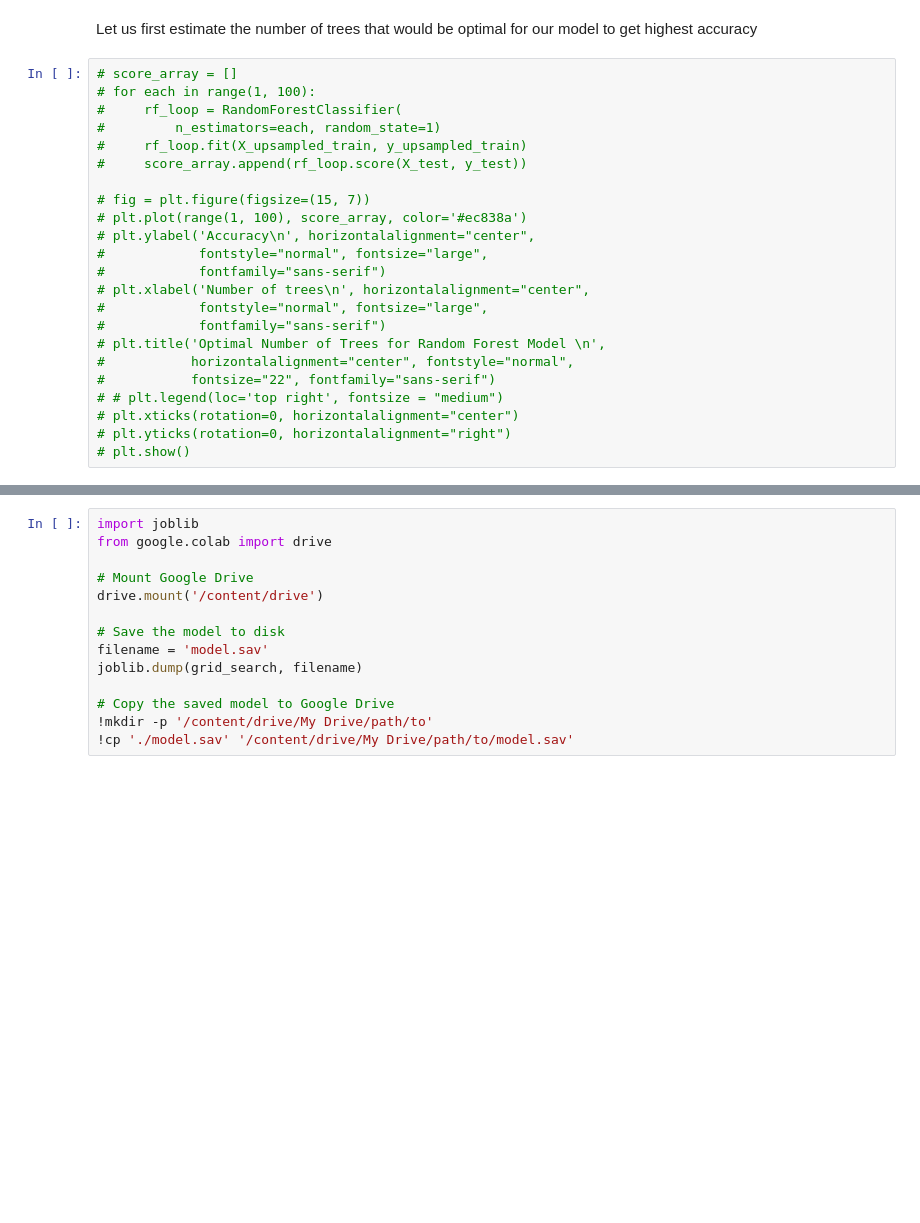
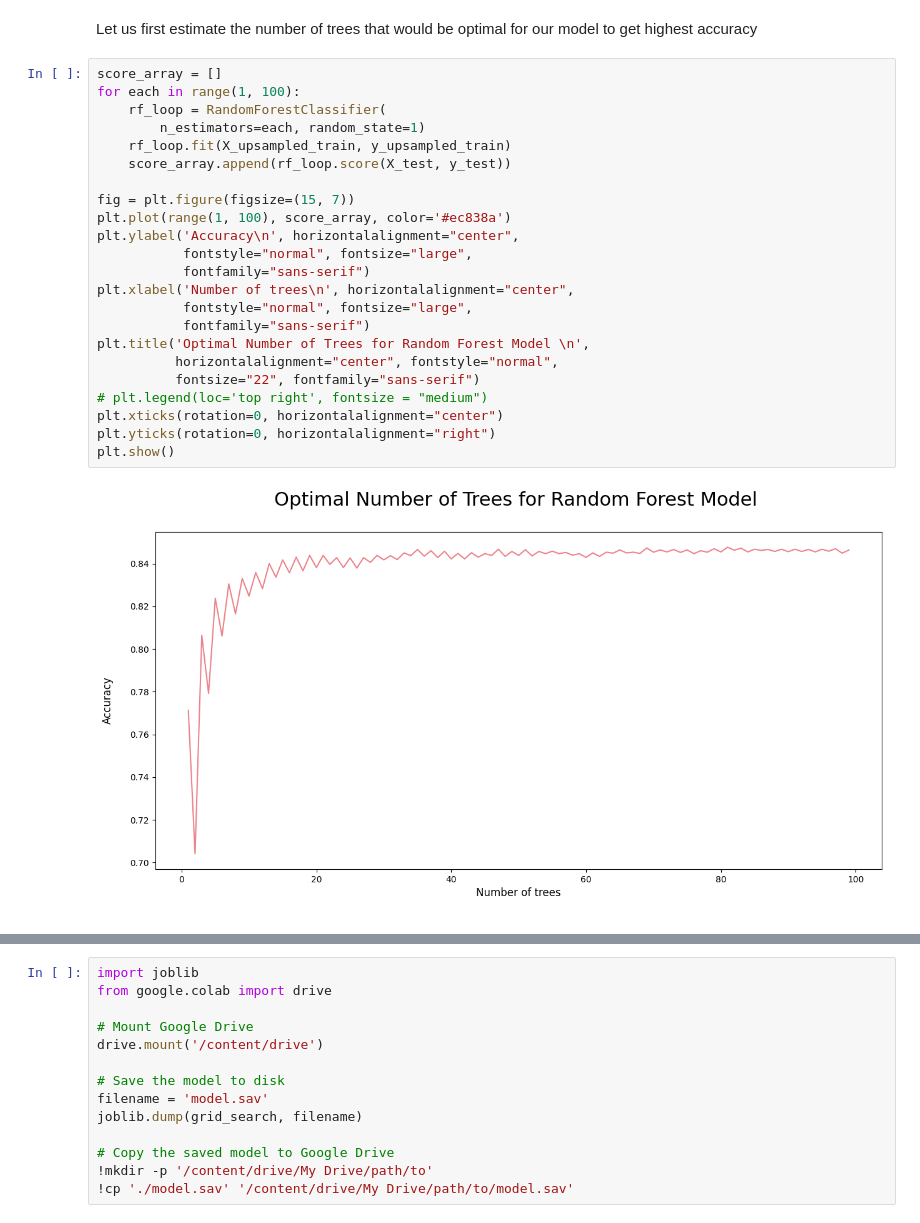
Before and after one commit to marcv12/startup_success_prediction, a Jupyter notebook: startup_predictor.ipynb, the cells around one changed output, grey strips where cells are left out. Drawn from its saved outputs; the diff is of its cells as text; blank space fills up the shorter version.

```diff
--- a/startup_predictor.ipynb
+++ b/startup_predictor.ipynb
@@ -1020,28 +1002,30 @@ Vanilla models comparison Upsampled
 # %% [markdown]
 Let us first estimate the number of trees that would be optimal for our model to get highest accuracy
 # %%
-# score_array = []
-# for each in range(1, 100):
-#     rf_loop = RandomForestClassifier(
-#         n_estimators=each, random_state=1)
-#     rf_loop.fit(X_upsampled_train, y_upsampled_train)
-#     score_array.append(rf_loop.score(X_test, y_test))
+score_array = []
+for each in range(1, 100):
+    rf_loop = RandomForestClassifier(
+        n_estimators=each, random_state=1)
+    rf_loop.fit(X_upsampled_train, y_upsampled_train)
+    score_array.append(rf_loop.score(X_test, y_test))
 
-# fig = plt.figure(figsize=(15, 7))
-# plt.plot(range(1, 100), score_array, color='#ec838a')
-# plt.ylabel('Accuracy\n', horizontalalignment="center",
-#            fontstyle="normal", fontsize="large",
-#            fontfamily="sans-serif")
-# plt.xlabel('Number of trees\n', horizontalalignment="center",
-#            fontstyle="normal", fontsize="large",
-#            fontfamily="sans-serif")
-# plt.title('Optimal Number of Trees for Random Forest Model \n',
-#           horizontalalignment="center", fontstyle="normal",
-#           fontsize="22", fontfamily="sans-serif")
-# # plt.legend(loc='top right', fontsize = "medium")
-# plt.xticks(rotation=0, horizontalalignment="center")
-# plt.yticks(rotation=0, horizontalalignment="right")
-# plt.show()
+fig = plt.figure(figsize=(15, 7))
+plt.plot(range(1, 100), score_array, color='#ec838a')
+plt.ylabel('Accuracy\n', horizontalalignment="center",
+           fontstyle="normal", fontsize="large",
+           fontfamily="sans-serif")
+plt.xlabel('Number of trees\n', horizontalalignment="center",
+           fontstyle="normal", fontsize="large",
+           fontfamily="sans-serif")
+plt.title('Optimal Number of Trees for Random Forest Model \n',
+          horizontalalignment="center", fontstyle="normal",
+          fontsize="22", fontfamily="sans-serif")
+# plt.legend(loc='top right', fontsize = "medium")
+plt.xticks(rotation=0, horizontalalignment="center")
+plt.yticks(rotation=0, horizontalalignment="right")
+plt.show()
+# %% [output]
+[figure, added]
 # %%
 # improve random forest
 print('Parameters currently in use:\n')
```
Also changed, not shown: parts of 12 cells of this notebook.
